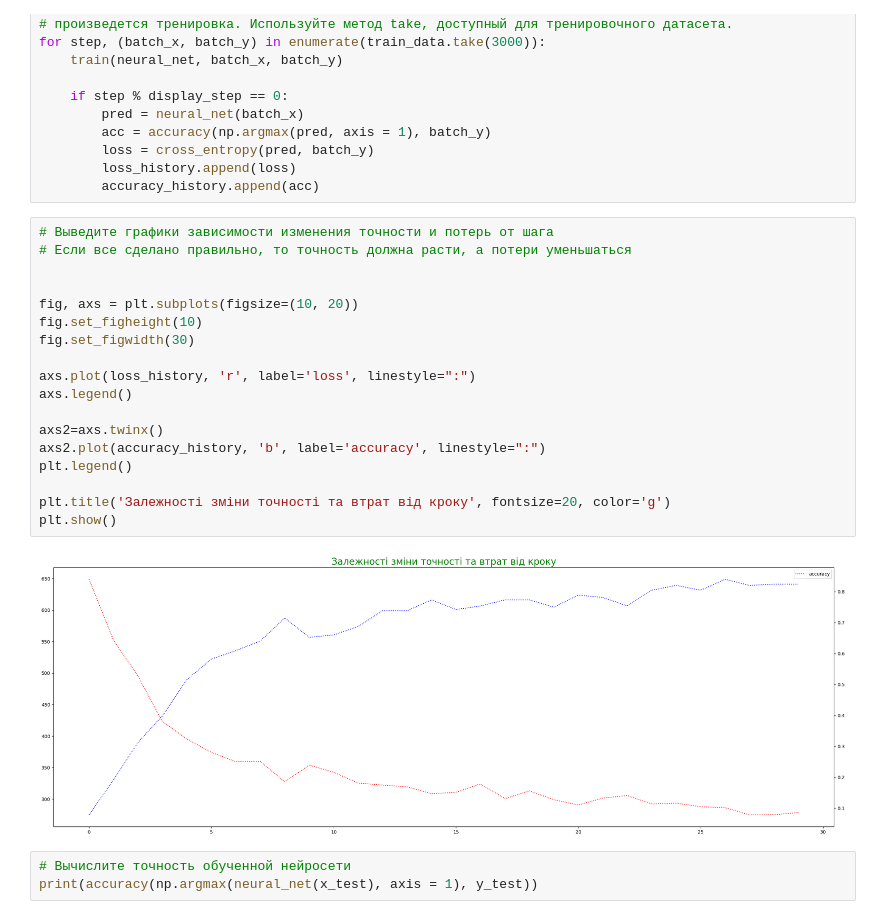
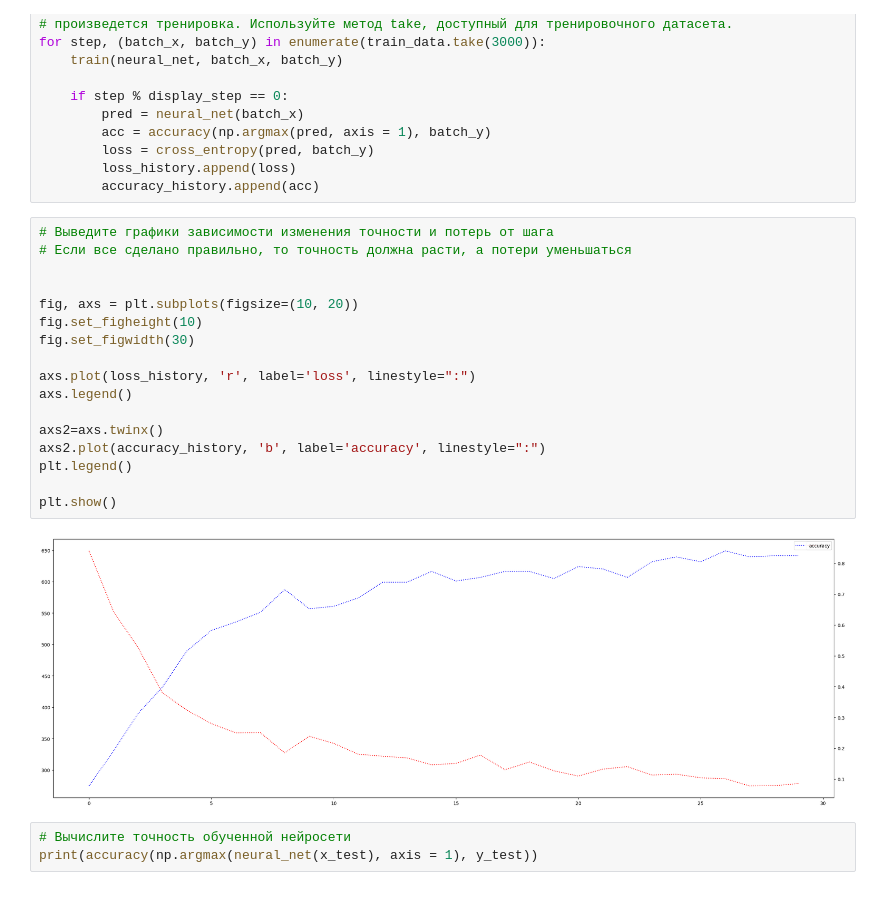
Before and after one commit to mrGarmr/data_science, a Jupyter notebook: Homework_9/tensorflow_mnist_hw.ipynb, the cells around one changed output. Cells and saved outputs as stored; diff of their text form.

```diff
--- a/Homework_9/tensorflow_mnist_hw.ipynb
+++ b/Homework_9/tensorflow_mnist_hw.ipynb
@@ -155,23 +155,22 @@ for step, (batch_x, batch_y) in enumerate(train_data.take(3000)):
 # %%
 # Выведите графики зависимости изменения точности и потерь от шага
 # Если все сделано правильно, то точность должна расти, а потери уменьшаться
 
 
 fig, axs = plt.subplots(figsize=(10, 20))
 fig.set_figheight(10)
 fig.set_figwidth(30)
 
 axs.plot(loss_history, 'r', label='loss', linestyle=":")
 axs.legend()
 
 axs2=axs.twinx()
 axs2.plot(accuracy_history, 'b', label='accuracy', linestyle=":")
 plt.legend()
 
-plt.title('Залежності зміни точності та втрат від кроку', fontsize=20, color='g')
 plt.show()
 # %% [output]
-[figure, old version]
+[figure, new version]
 # %%
 # Вычислите точность обученной нейросети
 print(accuracy(np.argmax(neural_net(x_test), axis = 1), y_test))
```
